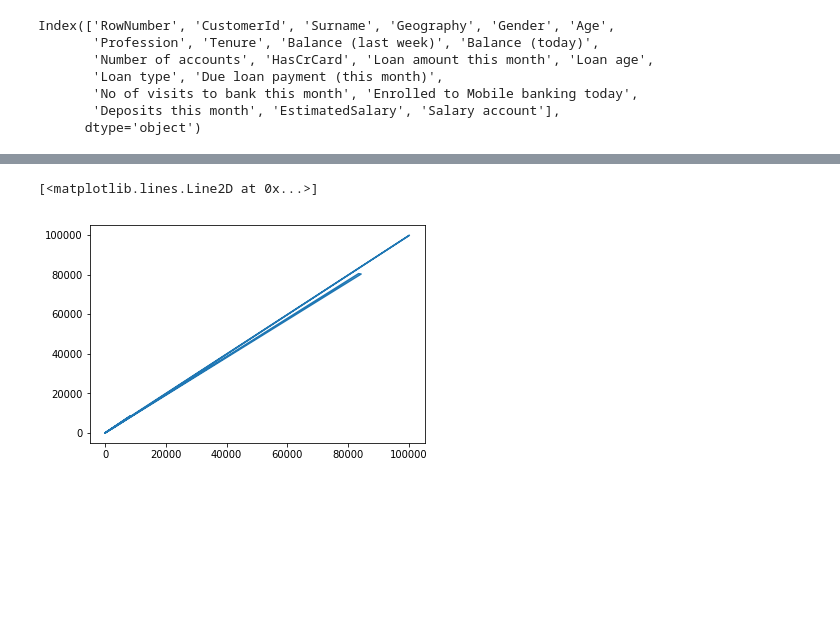
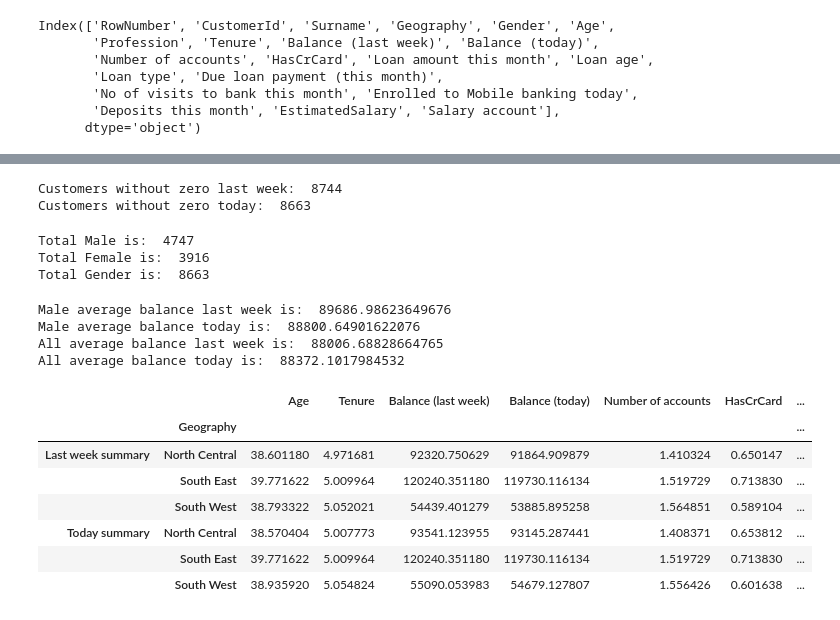
Before and after one commit to opeyemifarinde/datascience, a Jupyter notebook: Bank_Data_Analysis_Decribe.ipynb, the cells around one changed output, grey strips where cells are left out. Drawn from its saved outputs; the diff is of its cells as text; code cells hidden in the pictures; blank space fills up the shorter version.

```diff
--- a/Bank_Data_Analysis_Decribe.ipynb
+++ b/Bank_Data_Analysis_Decribe.ipynb
@@ -239,7 +80,34 @@ Female
-# %%
-import matplotlib.pyplot as plt
-%matplotlib inline
-plt.plot(Male["NC_M"], Female["NC_F"])
-# %% [output]
-[<matplotlib.lines.Line2D at 0x...>]
-[figure, removed]
+# %%
+BalanceNOTZero_today = Bank_data[Bank_data['Balance (today)']>0]
+BalanceNOTZero_lastweek = Bank_data[Bank_data['Balance (last week)']>0]
+print("Customers without zero last week: ", BalanceNOTZero_lastweek['Balance (last week)'].count())
+print("Customers without zero today: ", BalanceNOTZero_today['Balance (today)'].count())
+# %% [output]
+Customers without zero last week:  8744
+Customers without zero today:  8663
+# %%
+Bank_gender = BalanceNOTZero_today.groupby("Gender")
+Male_total = pd.DataFrame(Bank_gender.get_group("Male"))
+Female_total = pd.DataFrame(Bank_gender.get_group("Female"))
+print("Total Male is: ", Male_total.Gender.count())
+print("Total Female is: ",Female_total.Gender.count())
+print("Total Gender is: ",BalanceNOTZero_today.Gender.count())
+# %% [output]
+Total Male is:  4747
+Total Female is:  3916
+Total Gender is:  8663
+# %%
+Avg_male_bal_lw = Male_total['Balance (last week)'].sum()/Male_total['Balance (last week)'].count()
+Avg_male_bal_today = Male_total['Balance (today)'].sum()/Male_total['Balance (today)'].count()
+Avg_bal_all_last_week = BalanceNOTZero_lastweek['Balance (last week)'].sum()/BalanceNOTZero_lastweek['Balance (last week)'].count()
+Avg_bal_all_today = BalanceNOTZero_today['Balance (today)'].sum()/BalanceNOTZero_today['Balance (today)'].count()
+print("Male average balance last week is: ", Avg_male_bal_lw)
+print("Male average balance today is: ", Avg_male_bal_today)
+
+print("All average balance last week is: ", Avg_bal_all_last_week )
+print("All average balance today is: ", Avg_bal_all_today)
+# %% [output]
+Male average balance last week is:  89686.98623649676
+Male average balance today is:  88800.64901622076
+All average balance last week is:  88006.68828664765
+All average balance today is:  88372.1017984532
@@ -245,0 +125,15 @@ plt.plot(Male["NC_M"], Female["NC_F"])
+# %%
+Grouped_data_summary_lastweek = pd.DataFrame(grouped_data_lw.mean())
+Grouped_data_summary_today = pd.DataFrame(grouped_data_td.mean())
+Summary_geography = pd.concat([Grouped_data_summary_lastweek, Grouped_data_summary_today],
+                    keys = ["Last week summary", "Today summary"], axis = 0)
+Summary_geography
+# %% [output]
+|  |  | Age | Tenure | Balance (last week) | Balance (today) | Number of accounts | HasCrCard | ... |
+|  | Geography |  |  |  |  |  |  | ... |
+| Last week summary | North Central | 38.601180 | 4.971681 | 92320.750629 | 91864.909879 | 1.410324 | 0.650147 | ... |
+|  | South East | 39.771622 | 5.009964 | 120240.351180 | 119730.116134 | 1.519729 | 0.713830 | ... |
+|  | South West | 38.793322 | 5.052021 | 54439.401279 | 53885.895258 | 1.564851 | 0.589104 | ... |
+| Today summary | North Central | 38.570404 | 5.007773 | 93541.123955 | 93145.287441 | 1.408371 | 0.653812 | ... |
+|  | South East | 39.771622 | 5.009964 | 120240.351180 | 119730.116134 | 1.519729 | 0.713830 | ... |
+|  | South West | 38.935920 | 5.054824 | 55090.053983 | 54679.127807 | 1.556426 | 0.601638 | ... |
```
Also changed, not shown: parts of 35 cells of this notebook.
